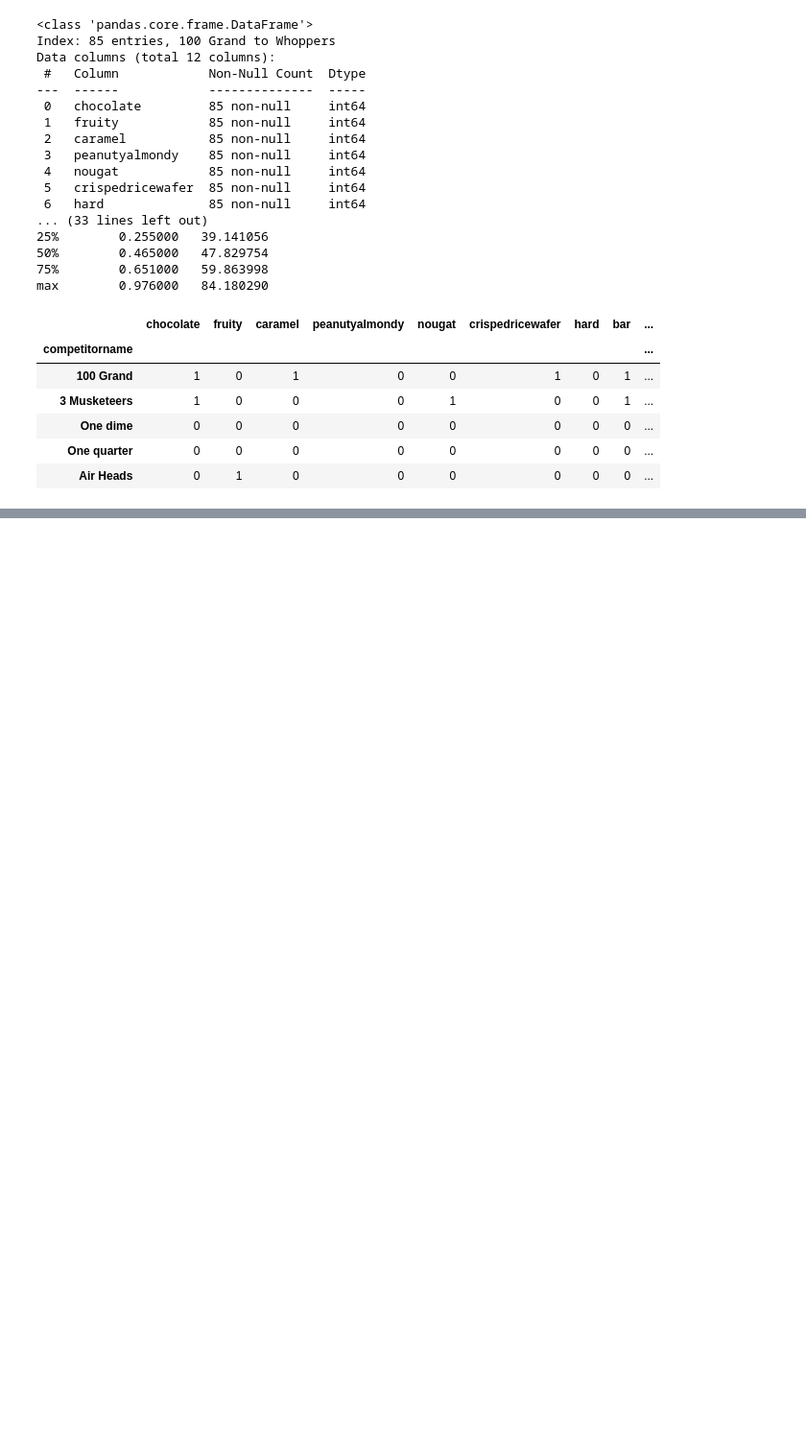
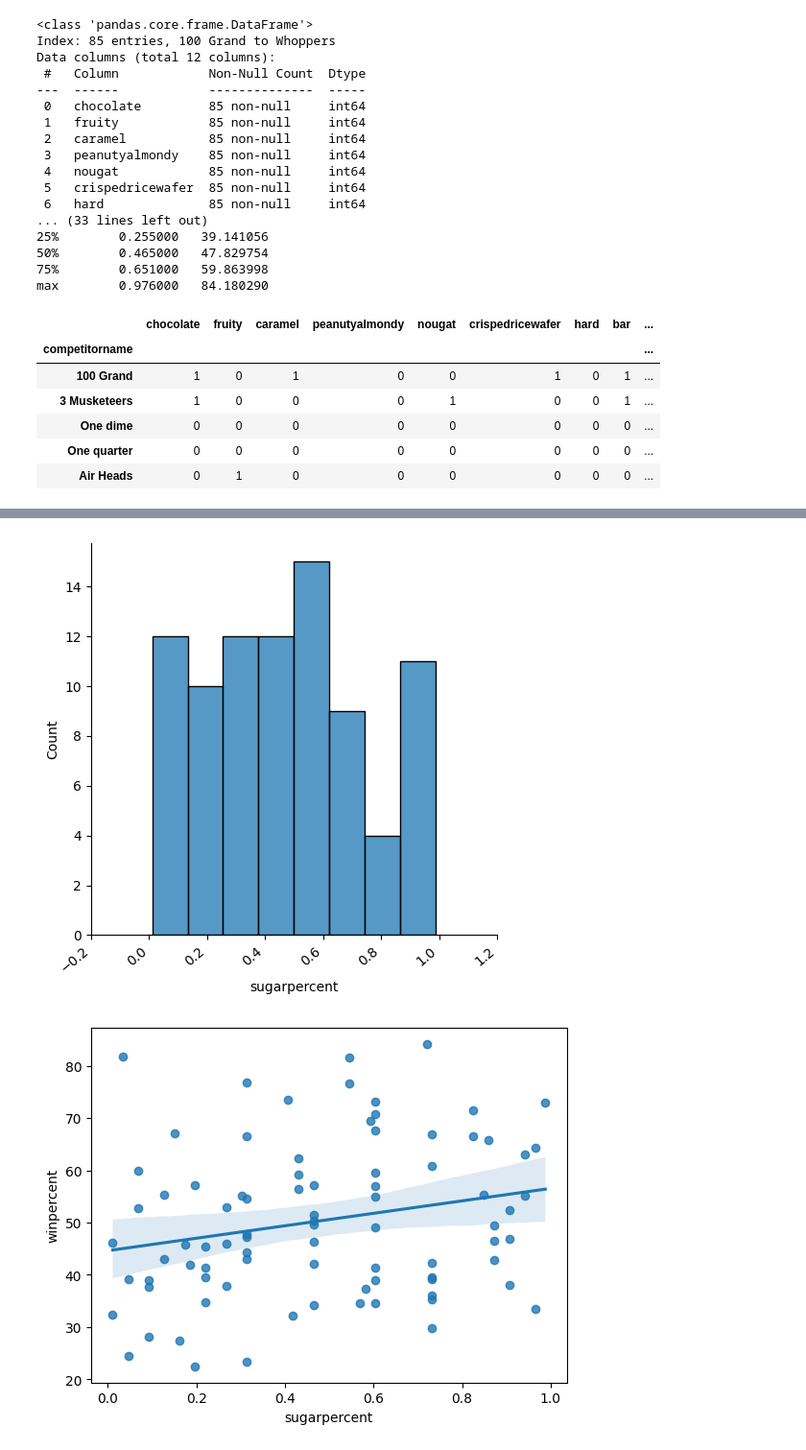
Before and after one commit to amanda8412383/candy_ranking, a Jupyter notebook: etl.ipynb, the cells around one changed output, grey strips where cells are left out. Shown: that part at 96% size. Saved outputs shown, nothing was run; the diff lists cells and outputs as text; code cells hidden in the pictures; blank space fills up the shorter version.

```diff
--- a/etl.ipynb
+++ b/etl.ipynb
@@ -32,0 +48,9 @@ max        0.976000   84.180290
+# %%
+def dist_reg_numerische_variable(df, variable):
+
+    dist_numerische_variable(df,variable)
+    sns.regplot(x=variable, y='winpercent', data=df)
+dist_reg_numerische_variable(df, 'sugarpercent')
+# %% [output]
+[figure, added]
+[figure, added]
```
Also changed, not shown: parts of 9 cells of this notebook.
